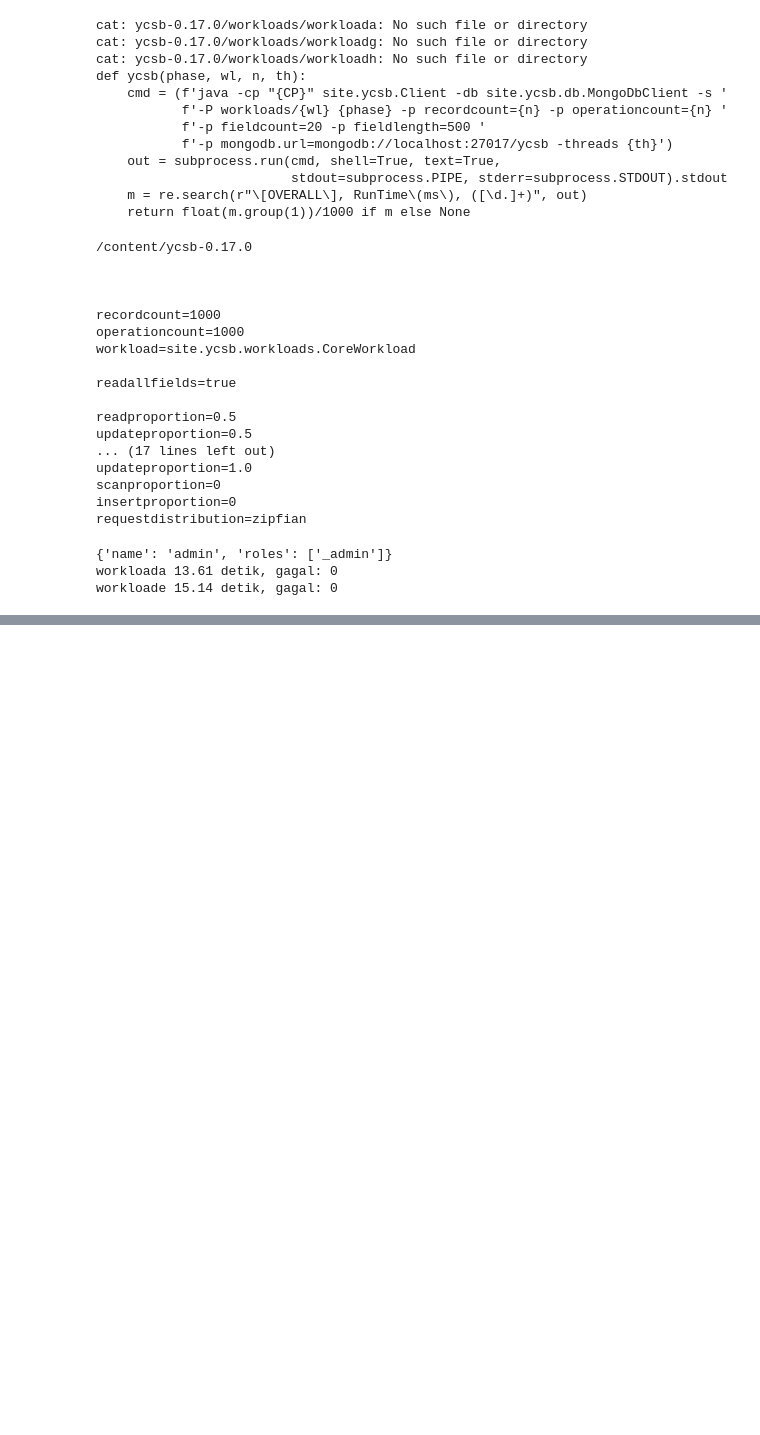
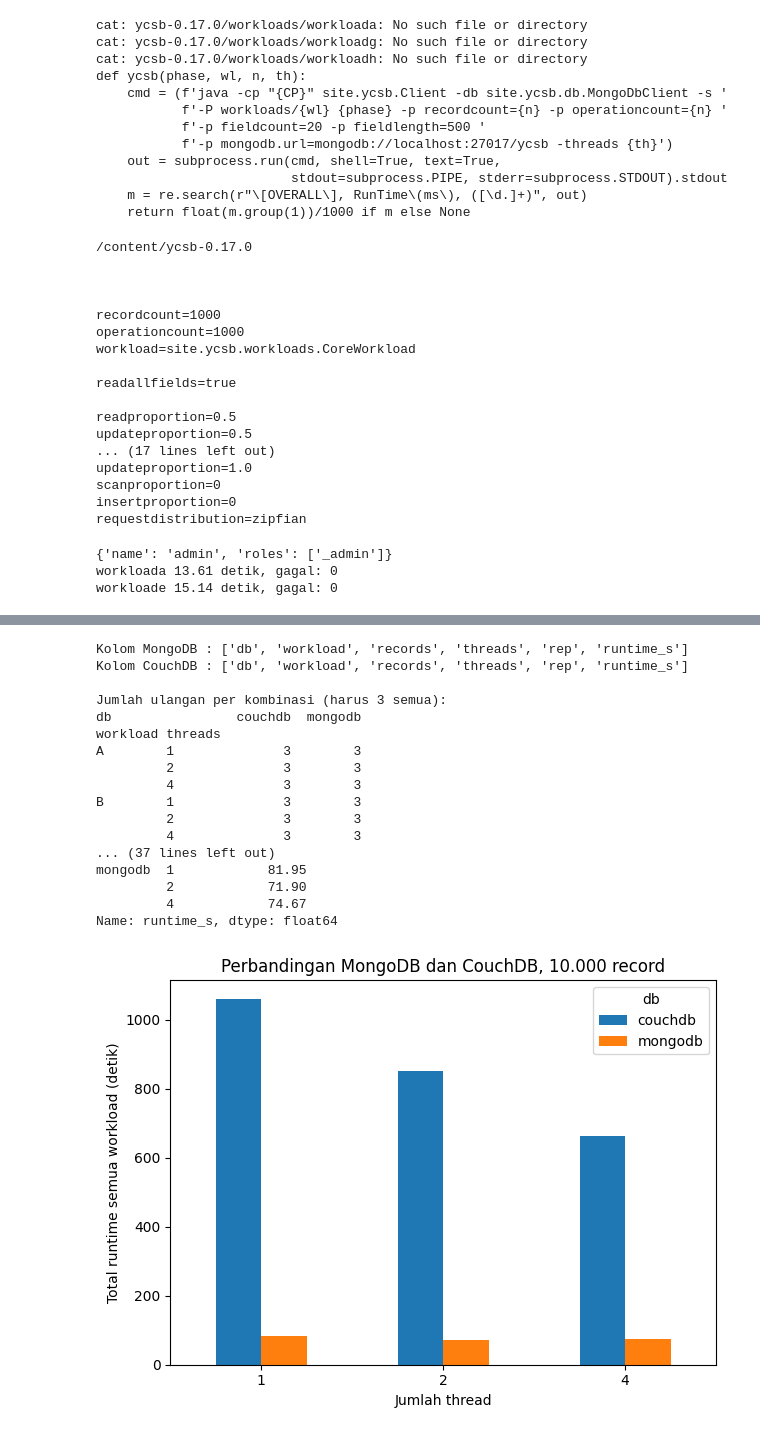
Before and after one commit to yunioktasafitri/Eksplorasi-Mahadata, a Jupyter notebook: 123140213_YuniOktaSafitri_Eksplorasi_Mahadata.ipynb, the cells around one changed output, grey strips where cells are left out. Drawn from its saved outputs; the diff is of its cells as text; code cells hidden in the pictures; blank space fills up the shorter version.

```diff
--- a/123140213_YuniOktaSafitri_Eksplorasi_Mahadata.ipynb
+++ b/123140213_YuniOktaSafitri_Eksplorasi_Mahadata.ipynb
@@ -485,0 +478,64 @@ workloadd 10000 4 3 27.976 gagal: 0
+# %%
+import pandas as pd
+import matplotlib.pyplot as plt
+
+m = pd.read_csv("/content/hasil_mongodb.csv")
+c = pd.read_csv("/content/hasil_couchdb.csv")
+print("Kolom MongoDB :", list(m.columns))
+print("Kolom CouchDB :", list(c.columns))
+
+df = pd.concat([m, c], ignore_index=True)
+df["workload"] = (df["workload"].astype(str).str.lower()
+                  .str.replace("workload", "", regex=False).str.upper())
+
+cek = df.groupby(["db", "workload", "threads"]).size().unstack("db")
+print("\nJumlah ulangan per kombinasi (harus 3 semua):")
+print(cek)
+
+rata = (df.groupby(["db", "workload", "threads"])["runtime_s"]
+          .mean().round(2).reset_index())
+tabel = rata.pivot_table(index="workload", columns=["db", "threads"], values="runtime_s")
+print("\nRata-rata runtime (detik):")
+print(tabel)
+tabel.to_csv("/content/tabel_rata_rata.csv")
+
+total = (df.groupby(["db", "threads", "rep"])["runtime_s"].sum()
+           .groupby(["db", "threads"]).mean().round(2))
+print("\nTotal runtime semua workload (detik):")
+print(total)
+
+ax = total.unstack("db").plot(kind="bar", rot=0)
+ax.set_ylabel("Total runtime semua workload (detik)")
+ax.set_xlabel("Jumlah thread")
+ax.set_title("Perbandingan MongoDB dan CouchDB, 10.000 record")
+plt.tight_layout()
+plt.savefig("/content/grafik_total.png", dpi=150)
+
+per_wl = df.groupby(["workload", "db"])["runtime_s"].mean().unstack("db")
+ax2 = per_wl.plot(kind="bar", rot=0, logy=True)
+ax2.set_ylabel("Rata-rata runtime (detik, skala log)")
+ax2.set_xlabel("Workload")
+ax2.set_title("Runtime per workload")
+plt.tight_layout()
+plt.savefig("/content/grafik_per_workload.png", dpi=150)
+
+plt.show()
+# %% [output]
+Kolom MongoDB : ['db', 'workload', 'records', 'threads', 'rep', 'runtime_s']
+Kolom CouchDB : ['db', 'workload', 'records', 'threads', 'rep', 'runtime_s']
+
+Jumlah ulangan per kombinasi (harus 3 semua):
+db                couchdb  mongodb
+workload threads
+A        1              3        3
+         2              3        3
+         4              3        3
+B        1              3        3
+         2              3        3
+         4              3        3
+... (37 lines left out)
+mongodb  1            81.95
+         2            71.90
+         4            74.67
+Name: runtime_s, dtype: float64
+[figure, added]
```
Also changed, not shown: parts of 8 cells of this notebook, 4 other files.
